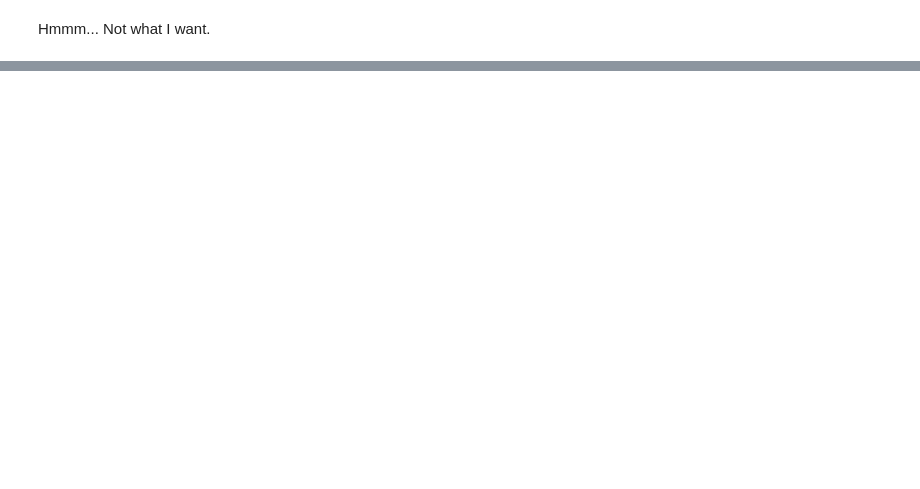
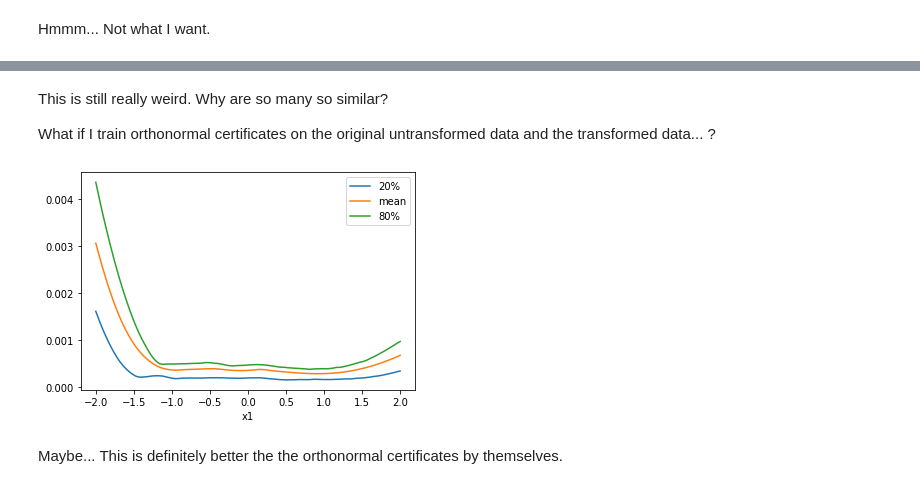
Before and after one commit to djarpin/tabularasa, a Jupyter notebook: mixed_network.ipynb, the cells around one changed output, grey strips where cells are left out. Saved outputs shown, nothing was run; the diff lists cells and outputs as text; code cells hidden in the pictures; blank space fills up the shorter version.

```diff
--- a/mixed_network.ipynb
+++ b/mixed_network.ipynb
@@ -113,0 +177,28 @@ Hmmm... Not what I want.
+# %% [markdown]
+This is still really weird.  Why are so many so similar?
+
+What if I train orthonormal certificates on the original untransformed data and the transformed data... ?
+# %%
+ocr = OrthonormalCertificates()
+ocr.fit(np.concatenate([df[['x1', 'x2', 'x3', 'x4']].values, X_inner], axis=1).astype('float32'))
+# %%
+uncertainties = []
+for q in np.linspace(-2, 2, 101):
+    dfc = df.copy()
+    dfc['x1'] = q
+    dfc['x1'] = dfc['x1'].astype('float32')
+    p = ocr.transform(np.concatenate([dfc[['x1', 'x2', 'x3', 'x4']].values,
+                                      model.predict({'X_monotonic': dfc[['x1', 'x2']].values,
+                                                    'X_non_monotonic': dfc[['x3', 'x4']].values})], axis=1)
+                                     .astype('float32'))
+    p = pd.DataFrame(pd.Series(p).describe(percentiles=quantiles)).T
+    p['x1'] = q
+    uncertainties.append(p)
+uncertainties = pd.concat(uncertainties, axis=0)
+# %%
+uncertainties.plot(x='x1', y=['20%', 'mean', '80%'])
+plt.show()
+# %% [output]
+[figure, added]
+# %% [markdown]
+Maybe...  This is definitely better the the orthonormal certificates by themselves.
```
Also changed, not shown: parts of 18 cells of this notebook, 2 other files.
